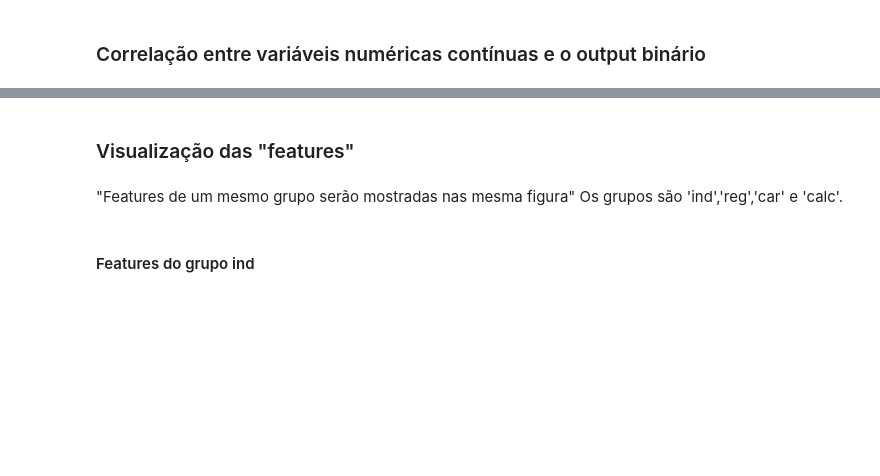
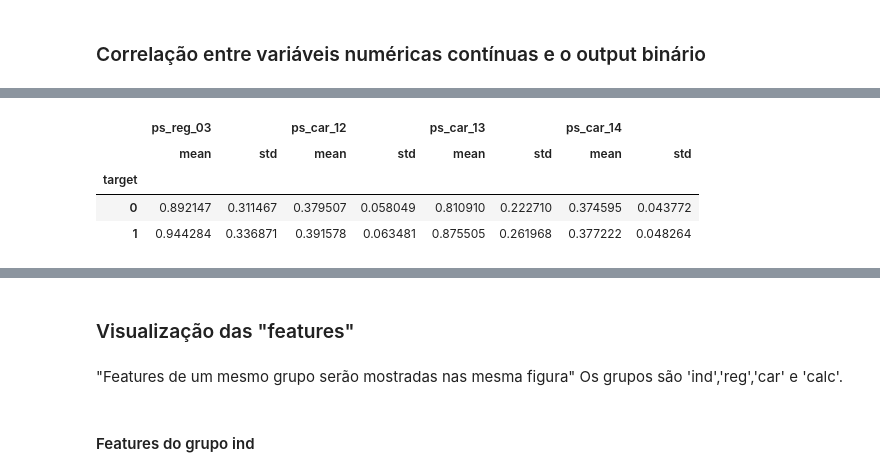
Before and after one commit to RodolfoPCruz/insurance-safe-driver-prediction, a Jupyter notebook: analise_exploratoria.ipynb, the cells around one changed output, grey strips where cells are left out. Cells and saved outputs as stored; diff of their text form; code cells hidden in the pictures; blank space fills up the shorter version.

```diff
--- a/analise_exploratoria.ipynb
+++ b/analise_exploratoria.ipynb
@@ -523,3 +552,10 @@ Correlação moderada entre ps_car_13 e ps_car_14
 # %%
-x=train[num_var_continuas]
-y=train[['target']]
+#Calcular a correlação entre cada variável numérica e o output
+
+y=train['target']
+corr_num_cont_out={'feature':[],'corr':[],'p_value':[]}
+for feature in num_var_continuas:
+    corr,p=stats.pointbiserialr(train_num_var_cont[feature],y)
+    corr_num_cont_out['feature'].append(feature)
+    corr_num_cont_out['corr'].append(corr)
+    corr_num_cont_out['p_value'].append(p)
@@ -525,0 +576,3 @@ y=train[['target']]
+# %%
+train_num_var_cont=pd.concat([train_num_var_cont,y],axis=1)
+train_num_var_cont.head()
@@ -525,0 +586,8 @@ y=train[['target']]
+# %%
+train_num_var_cont.groupby(by='target').agg(['mean','std'])
+# %% [output]
+|  | ps_reg_03 |  | ps_car_12 |  | ps_car_13 |  | ps_car_14 |  |
+|  | mean | std | mean | std | mean | std | mean | std |
+| target |  |  |  |  |  |  |  |  |
+| 0 | 0.892147 | 0.311467 | 0.379507 | 0.058049 | 0.810910 | 0.222710 | 0.374595 | 0.043772 |
+| 1 | 0.944284 | 0.336871 | 0.391578 | 0.063481 | 0.875505 | 0.261968 | 0.377222 | 0.048264 |
```
Also changed, not shown: parts of 16 cells of this notebook.
